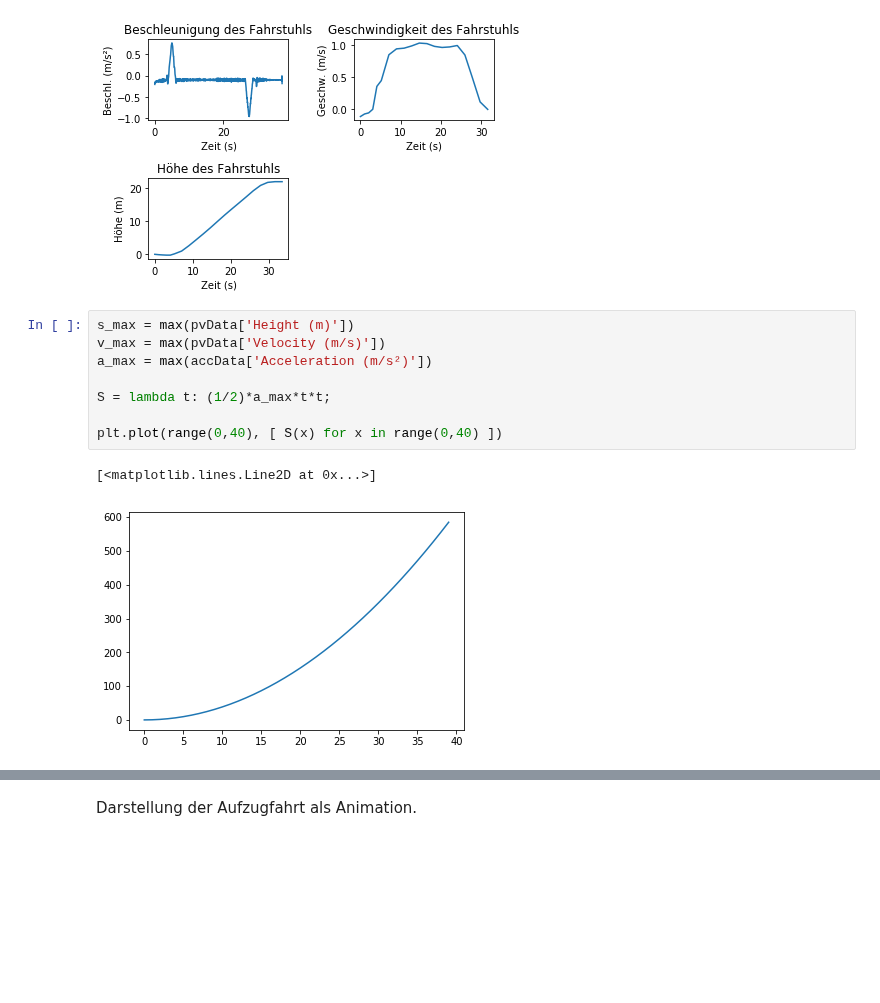
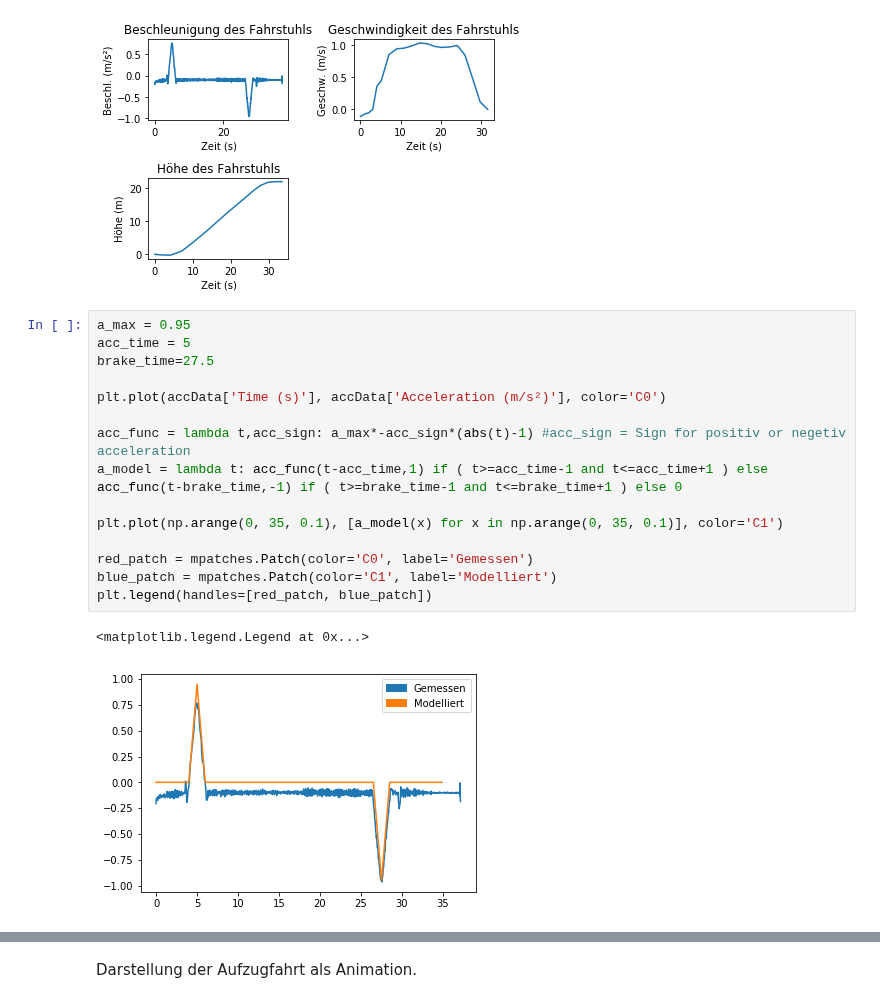
Before and after one commit to darenegade/modellbildung, a Jupyter notebook: Abgabe1/Abgabe1.ipynb, the cells around one changed output, grey strips where cells are left out. Cells and saved outputs as stored; diff of their text form; blank space fills up the shorter version.

Commit message:
1a + 1b verbessert + func

```diff
--- a/Abgabe1/Abgabe1.ipynb
+++ b/Abgabe1/Abgabe1.ipynb
@@ -41,14 +44,21 @@ plt.xlabel('Zeit (s)')
 plt.tight_layout()
 # %% [output]
 [figure]
-# %%
-s_max = max(pvData['Height (m)'])
-v_max = max(pvData['Velocity (m/s)'])
-a_max = max(accData['Acceleration (m/s²)'])
-
-S = lambda t: (1/2)*a_max*t*t;
-
-plt.plot(range(0,40), [ S(x) for x in range(0,40) ])
-# %% [output]
-[<matplotlib.lines.Line2D at 0x...>]
-[figure, removed]
+# %%
+a_max = 0.95
+acc_time = 5
+brake_time=27.5
+
+plt.plot(accData['Time (s)'], accData['Acceleration (m/s²)'], color='C0')
+
+acc_func = lambda t,acc_sign: a_max*-acc_sign*(abs(t)-1) #acc_sign = Sign for positiv or negetiv acceleration
+a_model = lambda t: acc_func(t-acc_time,1) if ( t>=acc_time-1 and t<=acc_time+1 ) else acc_func(t-brake_time,-1) if ( t>=brake_time-1 and t<=brake_time+1 ) else 0
+
+plt.plot(np.arange(0, 35, 0.1), [a_model(x) for x in np.arange(0, 35, 0.1)], color='C1')
+
+red_patch = mpatches.Patch(color='C0', label='Gemessen')
+blue_patch = mpatches.Patch(color='C1', label='Modelliert')
+plt.legend(handles=[red_patch, blue_patch])
+# %% [output]
+<matplotlib.legend.Legend at 0x...>
+[figure, added]
```
Also changed, not shown: parts of 7 cells of this notebook.
